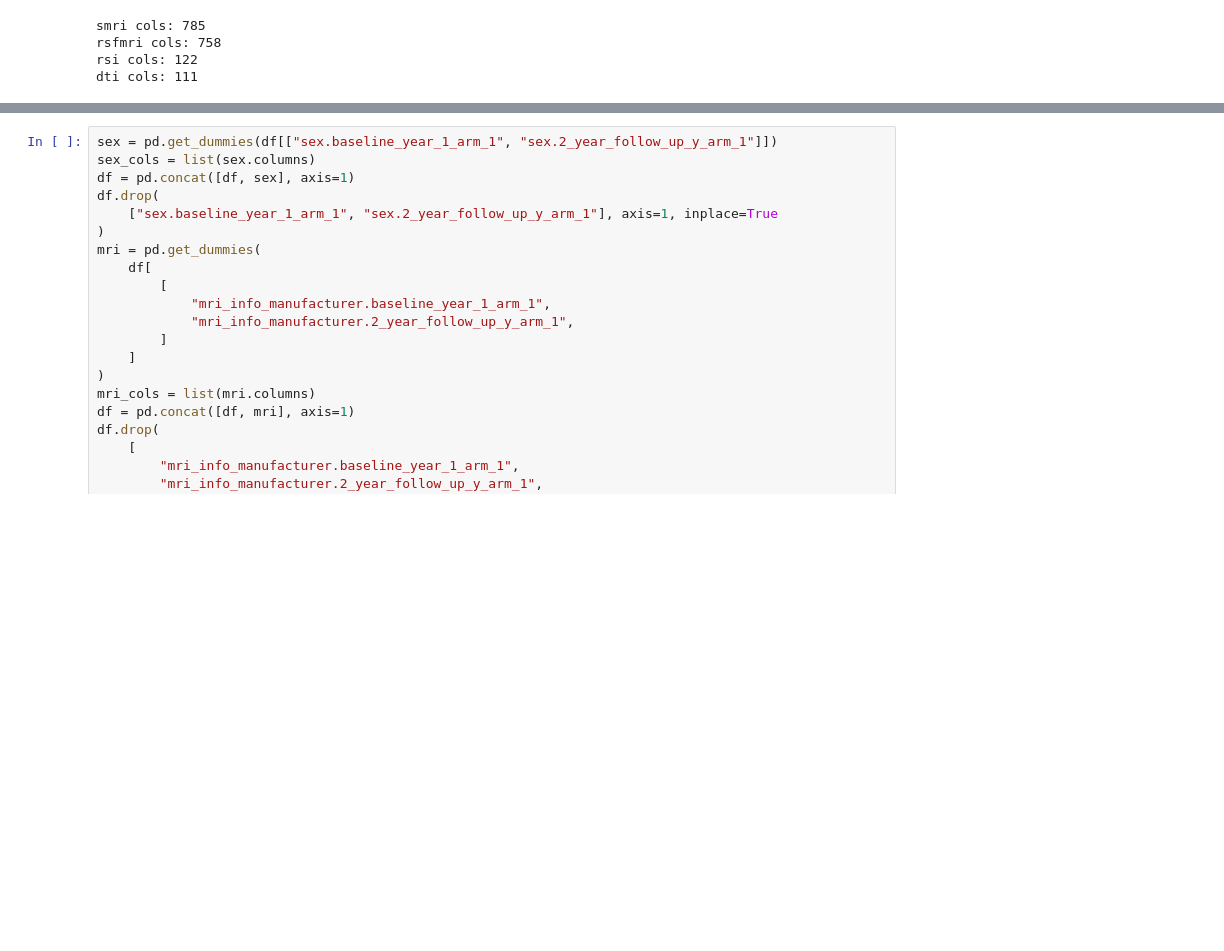
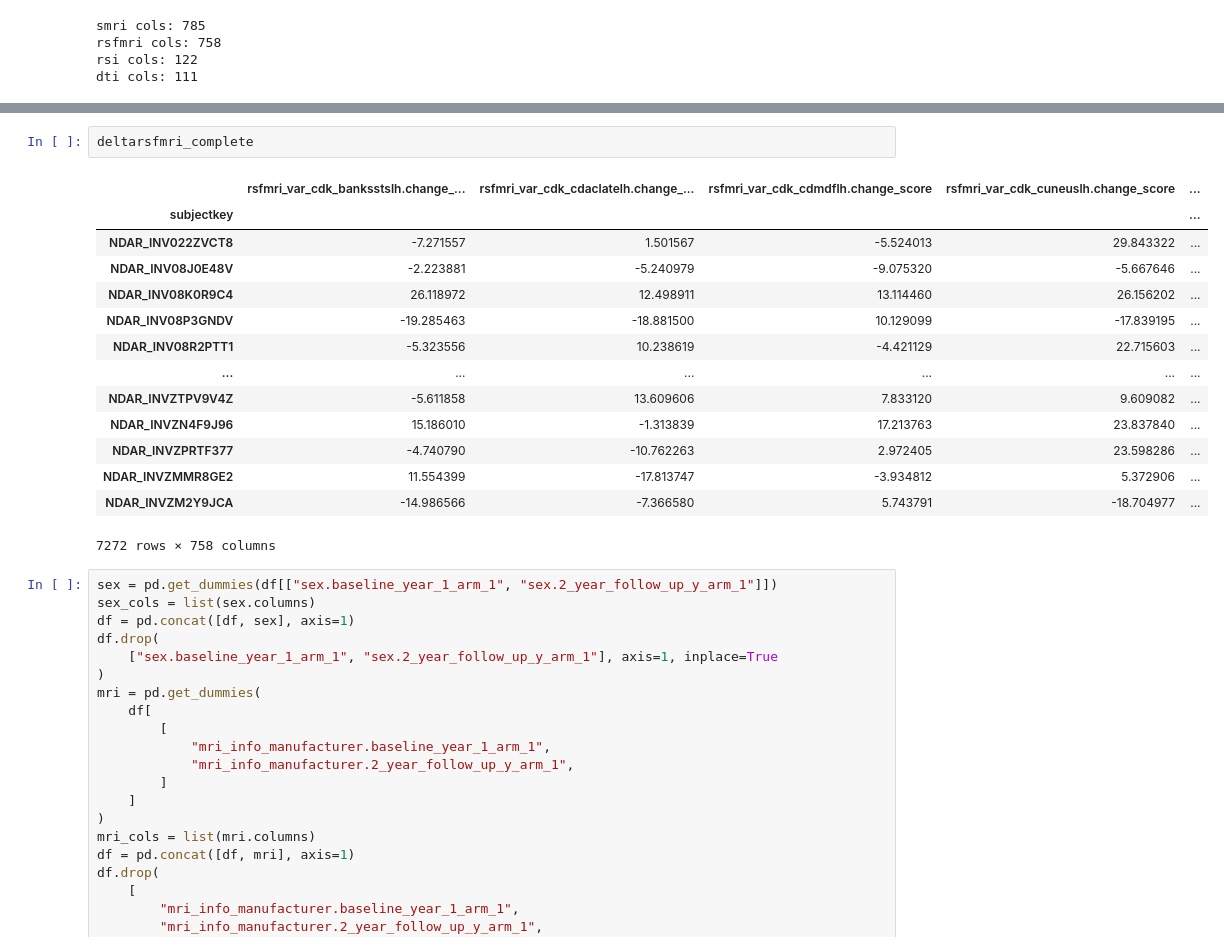
Before and after one commit to 62442katieb/deltaABCD_variability, a Jupyter notebook: notebooks/0.1missingness.ipynb, the cells around one changed output, grey strips where cells are left out. Drawn from its saved outputs; the diff is of its cells as text; blank space fills up the shorter version.

```diff
--- a/notebooks/0.1missingness.ipynb
+++ b/notebooks/0.1missingness.ipynb
@@ -105,3 +111,20 @@ msno.heatmap(matrix_df, cmap="RdBu_r")
+# %%
+deltarsfmri_complete
+# %% [output]
+|  | rsfmri_var_cdk_banksstslh.change_... | rsfmri_var_cdk_cdaclatelh.change_... | rsfmri_var_cdk_cdmdflh.change_score | rsfmri_var_cdk_cuneuslh.change_score | ... |
+| subjectkey |  |  |  |  | ... |
+| NDAR_INV022ZVCT8 | -7.271557 | 1.501567 | -5.524013 | 29.843322 | ... |
+| NDAR_INV08J0E48V | -2.223881 | -5.240979 | -9.075320 | -5.667646 | ... |
+| NDAR_INV08K0R9C4 | 26.118972 | 12.498911 | 13.114460 | 26.156202 | ... |
+| NDAR_INV08P3GNDV | -19.285463 | -18.881500 | 10.129099 | -17.839195 | ... |
+| NDAR_INV08R2PTT1 | -5.323556 | 10.238619 | -4.421129 | 22.715603 | ... |
+| ... | ... | ... | ... | ... | ... |
+| NDAR_INVZTPV9V4Z | -5.611858 | 13.609606 | 7.833120 | 9.609082 | ... |
+| NDAR_INVZN4F9J96 | 15.186010 | -1.313839 | 17.213763 | 23.837840 | ... |
+| NDAR_INVZPRTF377 | -4.740790 | -10.762263 | 2.972405 | 23.598286 | ... |
+| NDAR_INVZMMR8GE2 | 11.554399 | -17.813747 | -3.934812 | 5.372906 | ... |
+| NDAR_INVZM2Y9JCA | -14.986566 | -7.366580 | 5.743791 | -18.704977 | ... |
+7272 rows × 758 columns
 # %%
 sex = pd.get_dummies(df[["sex.baseline_year_1_arm_1", "sex.2_year_follow_up_y_arm_1"]])
 sex_cols = list(sex.columns)
```
Also changed, not shown: parts of 15 cells of this notebook, 6 other files.
